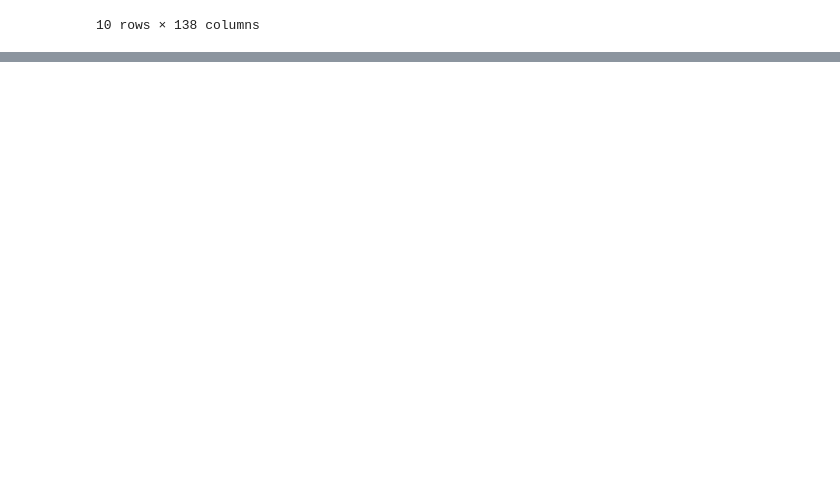
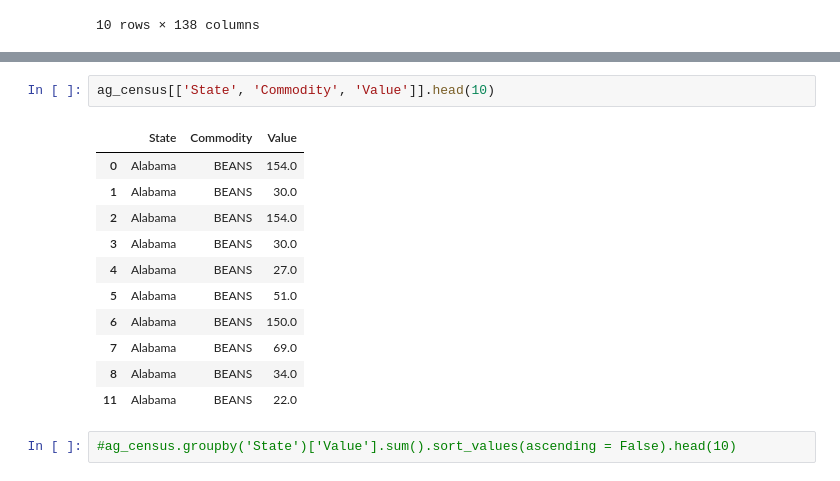
Before and after one commit to KinishaF/edible_vs_ornamental, a Jupyter notebook: Scripts/edible or ornamental.ipynb, the cells around one changed output, grey strips where cells are left out. Drawn from its saved outputs; the diff is of its cells as text; blank space fills up the shorter version.

```diff
--- a/Scripts/edible or ornamental.ipynb
+++ b/Scripts/edible or ornamental.ipynb
@@ -1127,0 +1149,16 @@ states_by_edible
+# %%
+ag_census[['State', 'Commodity', 'Value']].head(10)
+# %% [output]
+|  | State | Commodity | Value |
+| 0 | Alabama | BEANS | 154.0 |
+| 1 | Alabama | BEANS | 30.0 |
+| 2 | Alabama | BEANS | 154.0 |
+| 3 | Alabama | BEANS | 30.0 |
+| 4 | Alabama | BEANS | 27.0 |
+| 5 | Alabama | BEANS | 51.0 |
+| 6 | Alabama | BEANS | 150.0 |
+| 7 | Alabama | BEANS | 69.0 |
+| 8 | Alabama | BEANS | 34.0 |
+| 11 | Alabama | BEANS | 22.0 |
+# %%
+#ag_census.groupby('State')['Value'].sum().sort_values(ascending = False).head(10)
```
Also changed, not shown: parts of 25 cells of this notebook, 1 other file.
